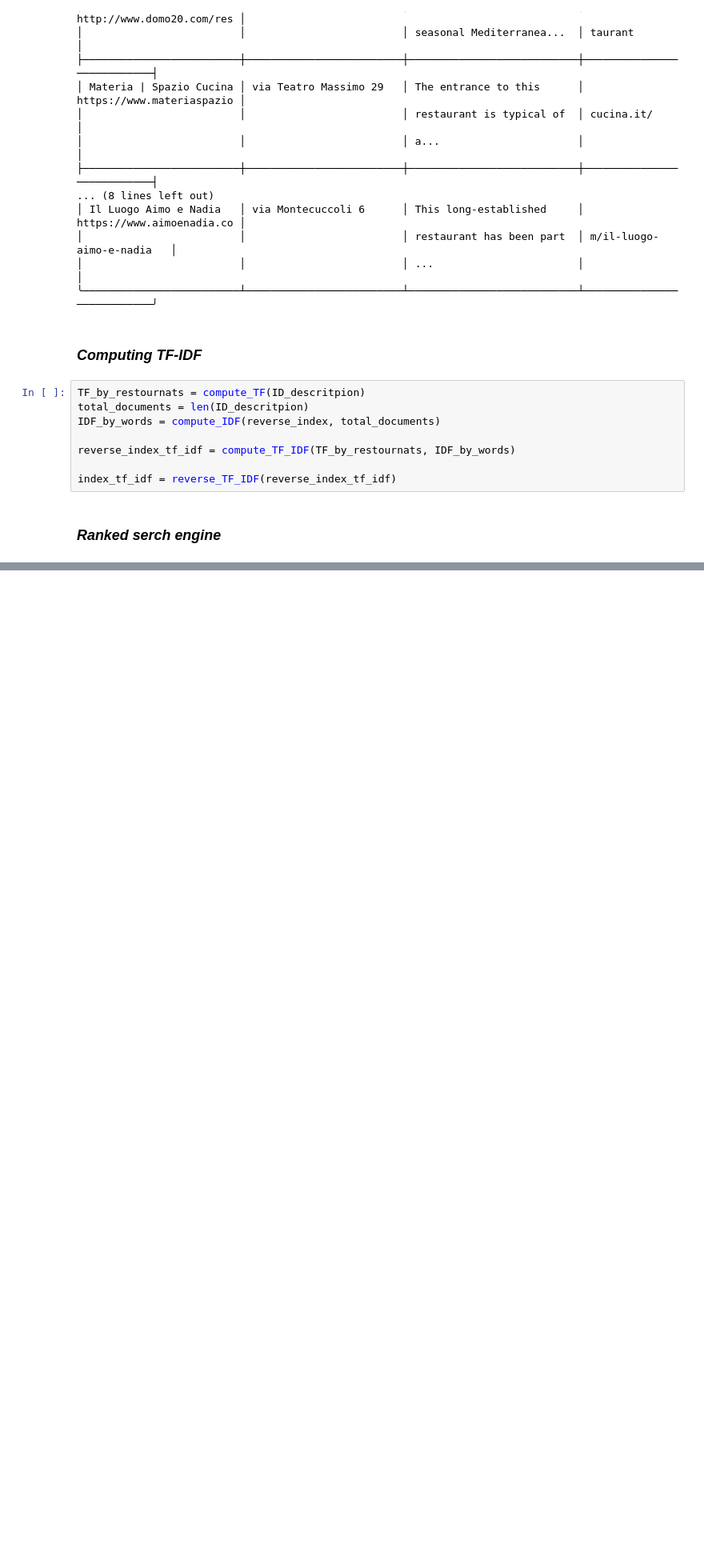
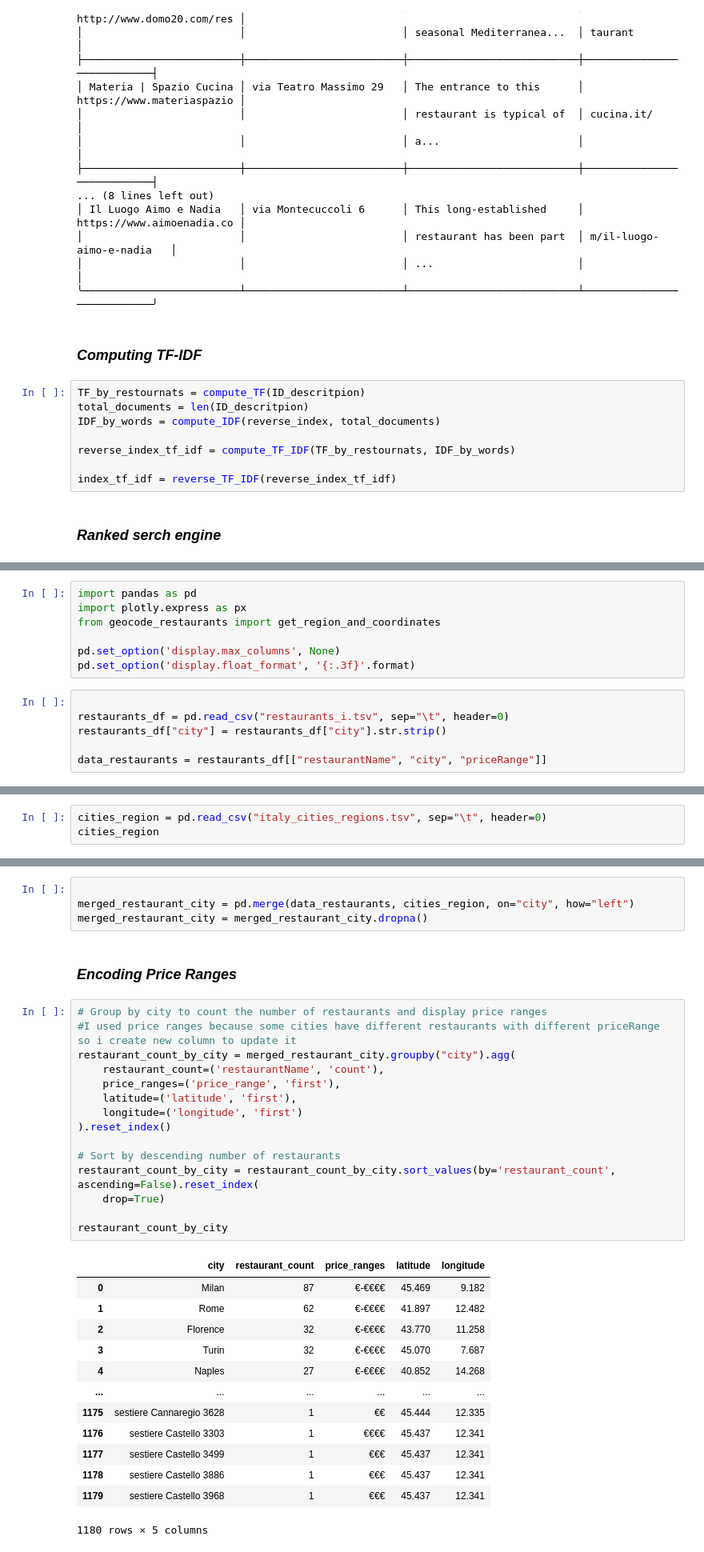
Before and after one commit to khalmatay/michelin-search-engine, a Jupyter notebook: main.ipynb, the cells around one changed output, grey strips where cells are left out. Shown at 80% size. Saved outputs shown, nothing was run; the diff lists cells and outputs as text; blank space fills up the shorter version.

```diff
--- a/main.ipynb
+++ b/main.ipynb
@@ -108,0 +111,13 @@ We found 15 matches!
+# %%
+import pandas as pd
+import plotly.express as px
+from geocode_restaurants import get_region_and_coordinates
+
+pd.set_option('display.max_columns', None)
+pd.set_option('display.float_format', '{:.3f}'.format)
+# %%
+
+restaurants_df = pd.read_csv("restaurants_i.tsv", sep="\t", header=0)
+restaurants_df["city"] = restaurants_df["city"].str.strip()
+
+data_restaurants = restaurants_df[["restaurantName", "city", "priceRange"]]
@@ -108,0 +170,3 @@ We found 15 matches!
+# %%
+cities_region = pd.read_csv("italy_cities_regions.tsv", sep="\t", header=0)
+cities_region
@@ -108,0 +203,35 @@ We found 15 matches!
+# %%
+
+merged_restaurant_city = pd.merge(data_restaurants, cities_region, on="city", how="left")
+merged_restaurant_city = merged_restaurant_city.dropna()
+# %% [markdown]
+### ***Encoding Price Ranges***
+# %%
+# Group by city to count the number of restaurants and display price ranges
+#I used price ranges because some cities have different restaurants with different priceRange so i create new column to update it
+restaurant_count_by_city = merged_restaurant_city.groupby("city").agg(
+    restaurant_count=('restaurantName', 'count'),
+    price_ranges=('price_range', 'first'),
+    latitude=('latitude', 'first'),
+    longitude=('longitude', 'first')
+).reset_index()
+
+# Sort by descending number of restaurants
+restaurant_count_by_city = restaurant_count_by_city.sort_values(by='restaurant_count', ascending=False).reset_index(
+    drop=True)
+
+restaurant_count_by_city
+# %% [output]
+|  | city | restaurant_count | price_ranges | latitude | longitude |
+| 0 | Milan | 87 | €-€€€€ | 45.469 | 9.182 |
+| 1 | Rome | 62 | €-€€€€ | 41.897 | 12.482 |
+| 2 | Florence | 32 | €-€€€€ | 43.770 | 11.258 |
+| 3 | Turin | 32 | €-€€€€ | 45.070 | 7.687 |
+| 4 | Naples | 27 | €-€€€€ | 40.852 | 14.268 |
+| ... | ... | ... | ... | ... | ... |
+| 1175 | sestiere Cannaregio 3628 | 1 | €€ | 45.444 | 12.335 |
+| 1176 | sestiere Castello 3303 | 1 | €€€€ | 45.437 | 12.341 |
+| 1177 | sestiere Castello 3499 | 1 | €€€ | 45.437 | 12.341 |
+| 1178 | sestiere Castello 3886 | 1 | €€€ | 45.437 | 12.341 |
+| 1179 | sestiere Castello 3968 | 1 | €€€ | 45.437 | 12.341 |
+1180 rows × 5 columns
```
Also changed, not shown: parts of 10 cells of this notebook, 3 other files.
